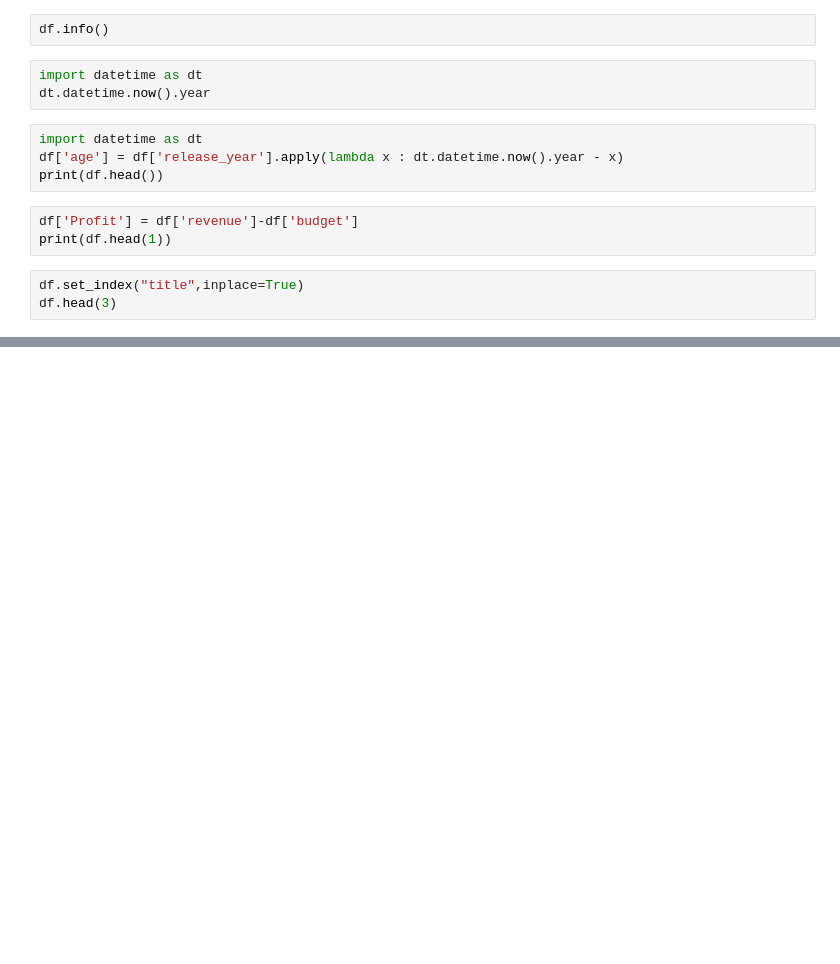
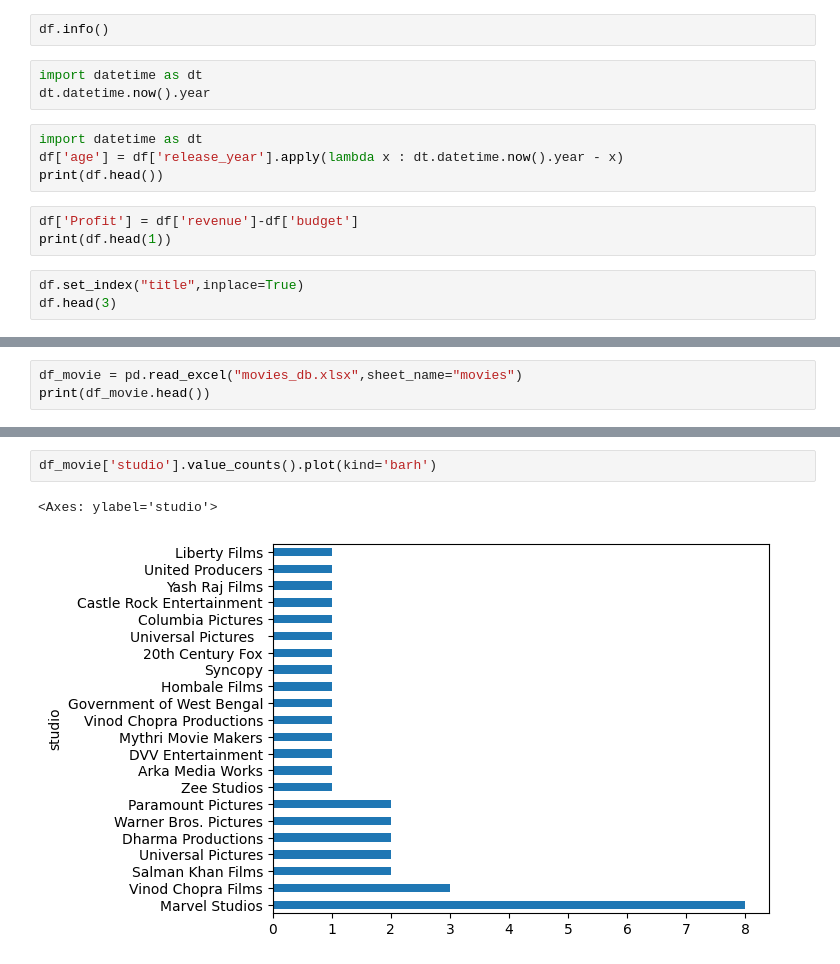
Before and after one commit to prabhu121995/Folder-To-Git, a Jupyter notebook: python-learn/Python-code-web.ipynb, the cells around one changed output, grey strips where cells are left out. Saved outputs shown, nothing was run; the diff lists cells and outputs as text; blank space fills up the shorter version.

```diff
--- a/python-learn/Python-code-web.ipynb
+++ b/python-learn/Python-code-web.ipynb
@@ -63,0 +65,3 @@ df.iloc[0][0]
+# %%
+df_movie = pd.read_excel("movies_db.xlsx",sheet_name="movies")
+print(df_movie.head())
@@ -63,0 +238,5 @@ df.iloc[0][0]
+# %%
+df_movie['studio'].value_counts().plot(kind='barh')
+# %% [output]
+<Axes: ylabel='studio'>
+[figure, added]
```
Also changed, not shown: parts of 35 cells of this notebook, 7 other files.
